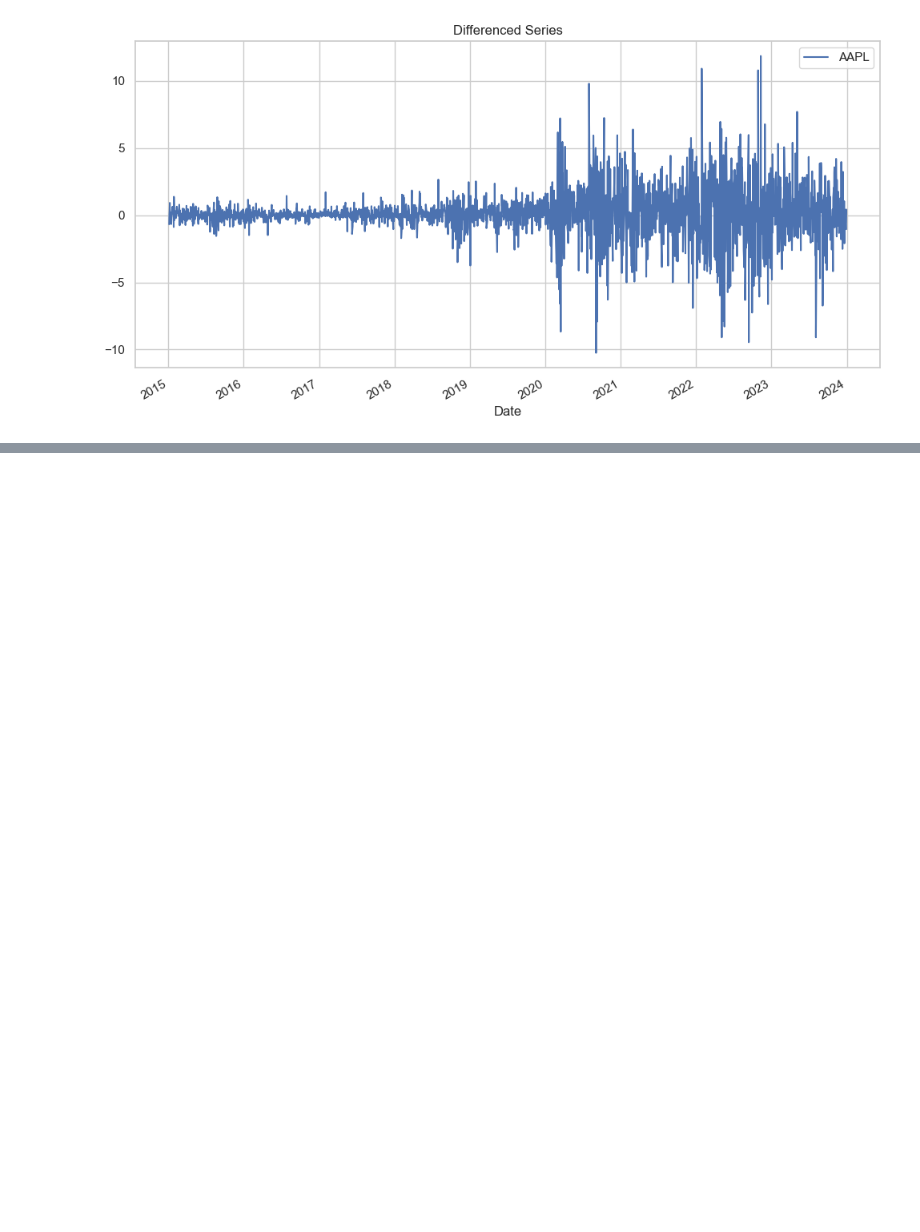
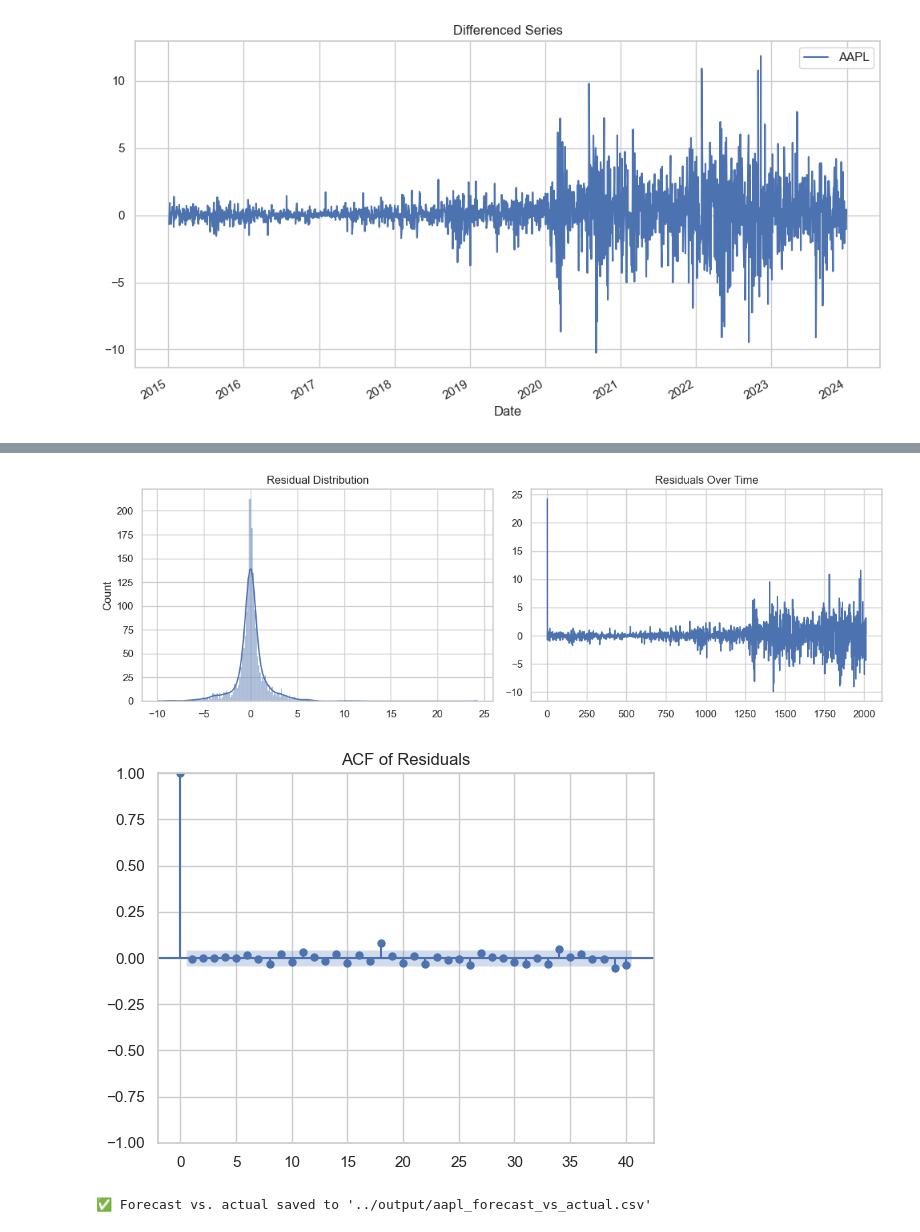
Before and after one commit to micobrien2027/timeseries-forecasting, a Jupyter notebook: notebooks/01_arima_forecasting.ipynb, the cells around one changed output, grey strips where cells are left out. Cells and saved outputs as stored; diff of their text form; code cells hidden in the pictures; blank space fills up the shorter version.

```diff
--- a/notebooks/01_arima_forecasting.ipynb
+++ b/notebooks/01_arima_forecasting.ipynb
@@ -207,0 +133,41 @@ plt.show()
+# %%
+# Residual diagnostics
+resid = model.resid()
+plt.figure(figsize=(12, 4))
+plt.subplot(1, 2, 1)
+sns.histplot(resid, kde=True)
+plt.title("Residual Distribution")
+
+plt.subplot(1, 2, 2)
+plt.plot(resid)
+plt.title("Residuals Over Time")
+plt.tight_layout()
+plt.show()
+
+plot_acf(resid, lags=40)
+plt.title("ACF of Residuals")
+plt.show()
+# %% [output]
+[figure, added]
+[figure, added]
+# %%
+import os
+os.makedirs("output", exist_ok=True)
+
+# Save forecast vs. actual to CSV
+comparison_df = pd.DataFrame({
+    'Date': test.index,
+    'Actual': test[ticker].values,
+    'Forecast': forecast_series.values
+})
+
+# Set 'Date' as index
+comparison_df.set_index('Date', inplace=True)
+
+# Save to CSV
+csv_path = '../output/aapl_forecast_vs_actual.csv'
+comparison_df.to_csv(csv_path)
+
+print(f"✅ Forecast vs. actual saved to '{csv_path}'")
+# %% [output]
+✅ Forecast vs. actual saved to '../output/aapl_forecast_vs_actual.csv'
```
Also changed, not shown: parts of 12 cells of this notebook, 4 other files.
